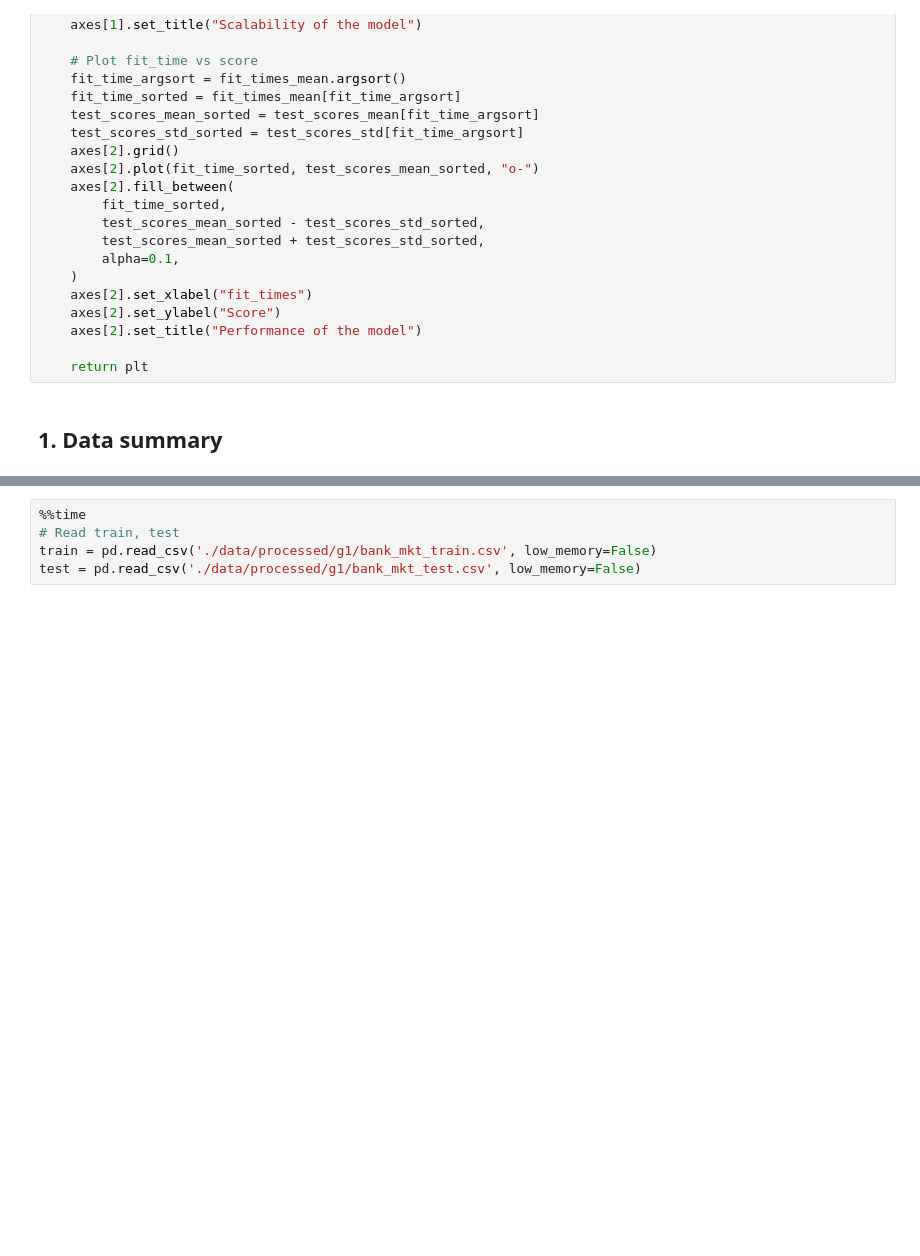
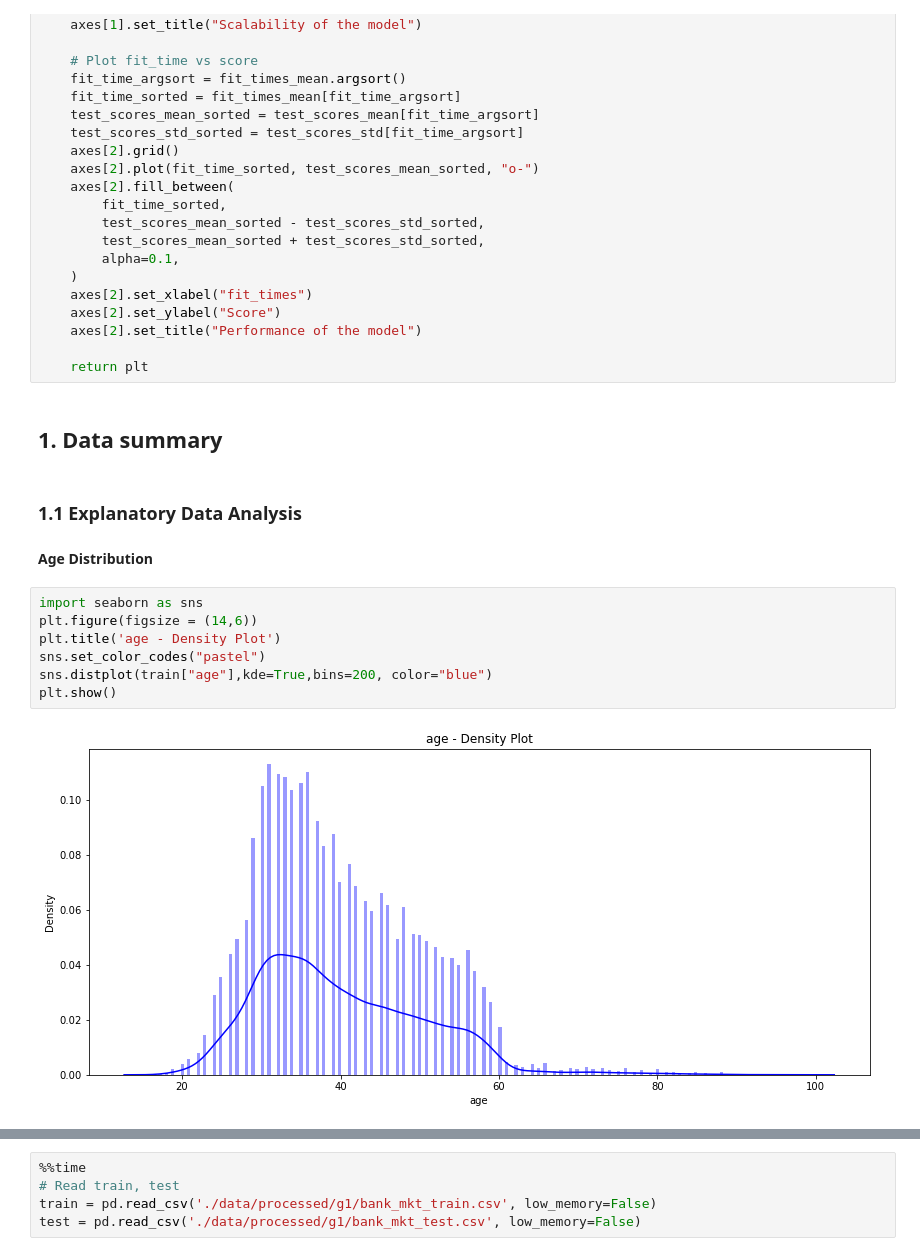
Before and after one commit to Wajiharfaoui/Bank-Telemarketing-Outcome-Prediction, a Jupyter notebook: code_final.ipynb, the cells around one changed output, grey strips where cells are left out. Saved outputs shown, nothing was run; the diff lists cells and outputs as text; blank space fills up the shorter version.

```diff
--- a/code_final.ipynb
+++ b/code_final.ipynb
@@ -243,3 +243,16 @@ def plot_learning_curve(
     return plt
 # %% [markdown]
 ## 1. Data summary
+# %% [markdown]
+### 1.1 Explanatory Data Analysis
+# %% [markdown]
+<b>Age Distribution
+# %%
+import seaborn as sns
+plt.figure(figsize = (14,6))
+plt.title('age - Density Plot')
+sns.set_color_codes("pastel")
+sns.distplot(train["age"],kde=True,bins=200, color="blue")
+plt.show()
+# %% [output]
+[figure, added]
```
Also changed, not shown: parts of 15 cells of this notebook.
